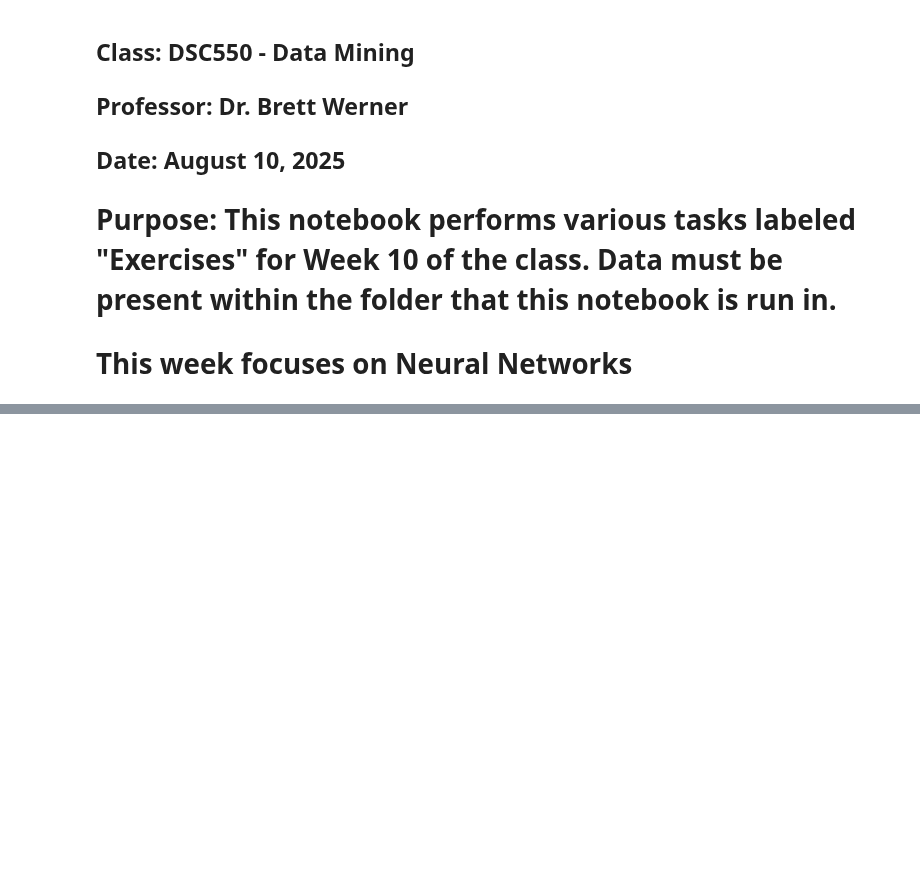
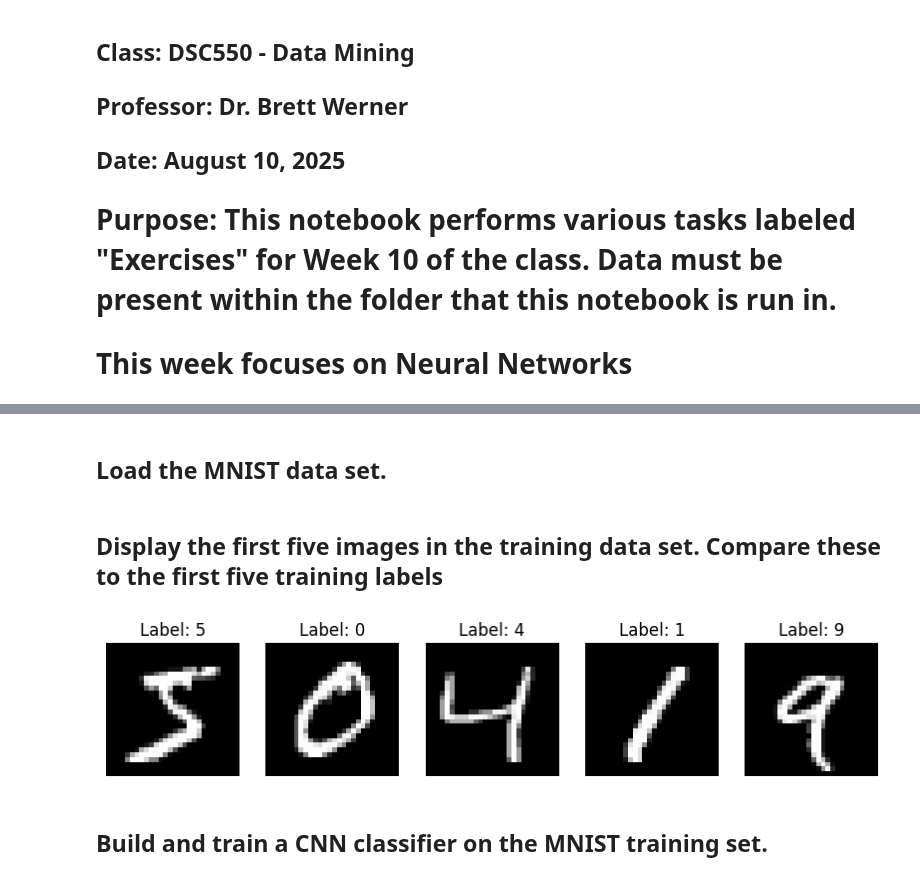
Before and after one commit to gabriel-joseph/data_science_portfolio, a Jupyter notebook: summer2025/dsc550_data_mining/week10/vance_week10_exercise.ipynb, the cells around one changed output, grey strips where cells are left out. Drawn from its saved outputs; the diff is of its cells as text; code cells hidden in the pictures; blank space fills up the shorter version.

```diff
--- a/summer2025/dsc550_data_mining/week10/vance_week10_exercise.ipynb
+++ b/summer2025/dsc550_data_mining/week10/vance_week10_exercise.ipynb
@@ -50 +23,3 @@ ImportError: DLL load failed while importing _pywrap_tensorflow_internal: A dyna
+# %% [markdown]
+## Load the MNIST data set.
 # %%
@@ -51,2 +32,18 @@ ImportError: DLL load failed while importing _pywrap_tensorflow_internal: A dyna
 mnist = tf.keras.datasets.mnist
 (x_train, y_train), (x_test, y_test) = mnist.load_data()
+# %% [markdown]
+## Display the first five images in the training data set. Compare these to the first five training labels
+# %%
+# Display first 5 images with labels
+plt.figure(figsize=(10, 2))
+for i in range(5):
+    plt.subplot(1, 5, i+1)
+    plt.imshow(x_train[i], cmap='gray')
+    plt.title(f"Label: {y_train[i]}")
+    plt.axis('off')
+
+plt.show()
+# %% [output]
+[figure, added]
+# %% [markdown]
+## Build and train a CNN classifier on the MNIST training set.
```
Also changed, not shown: parts of 7 cells of this notebook, 1 other file.
